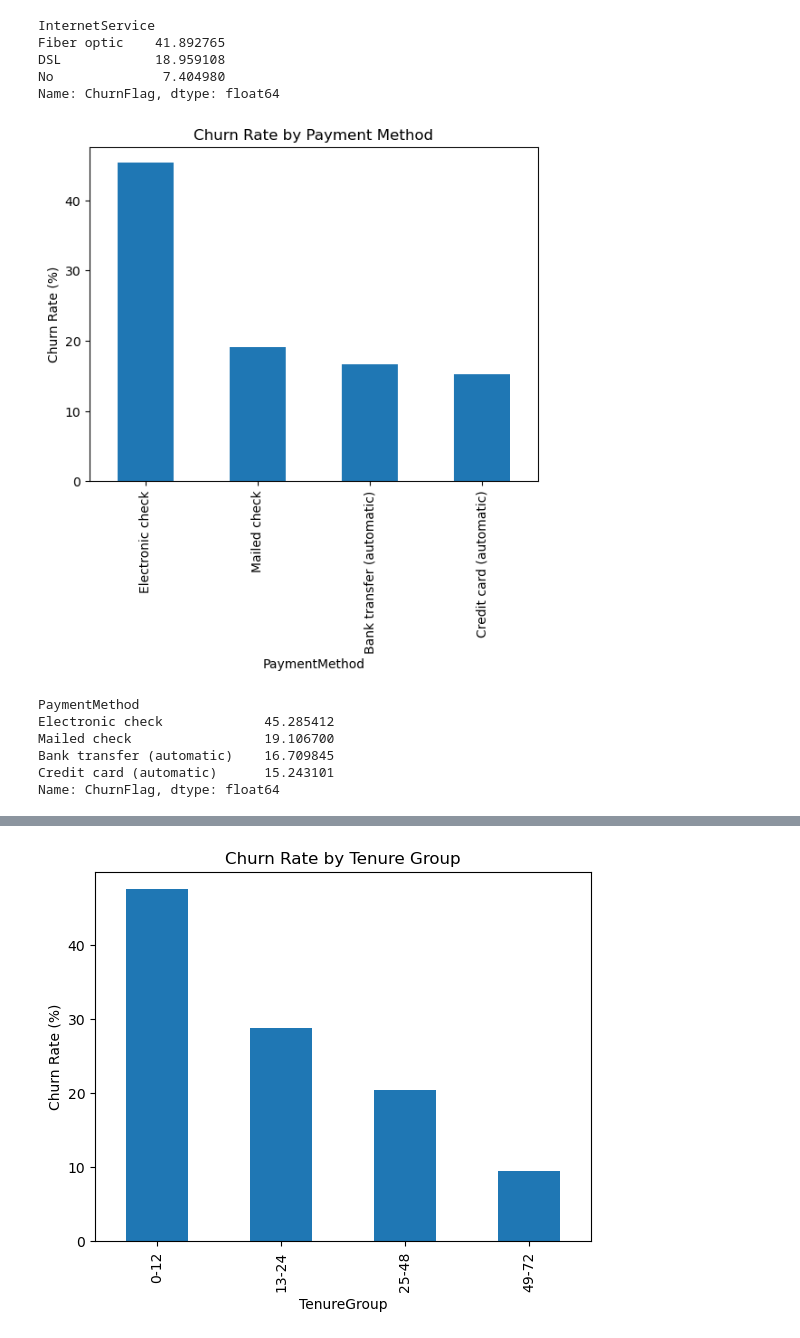
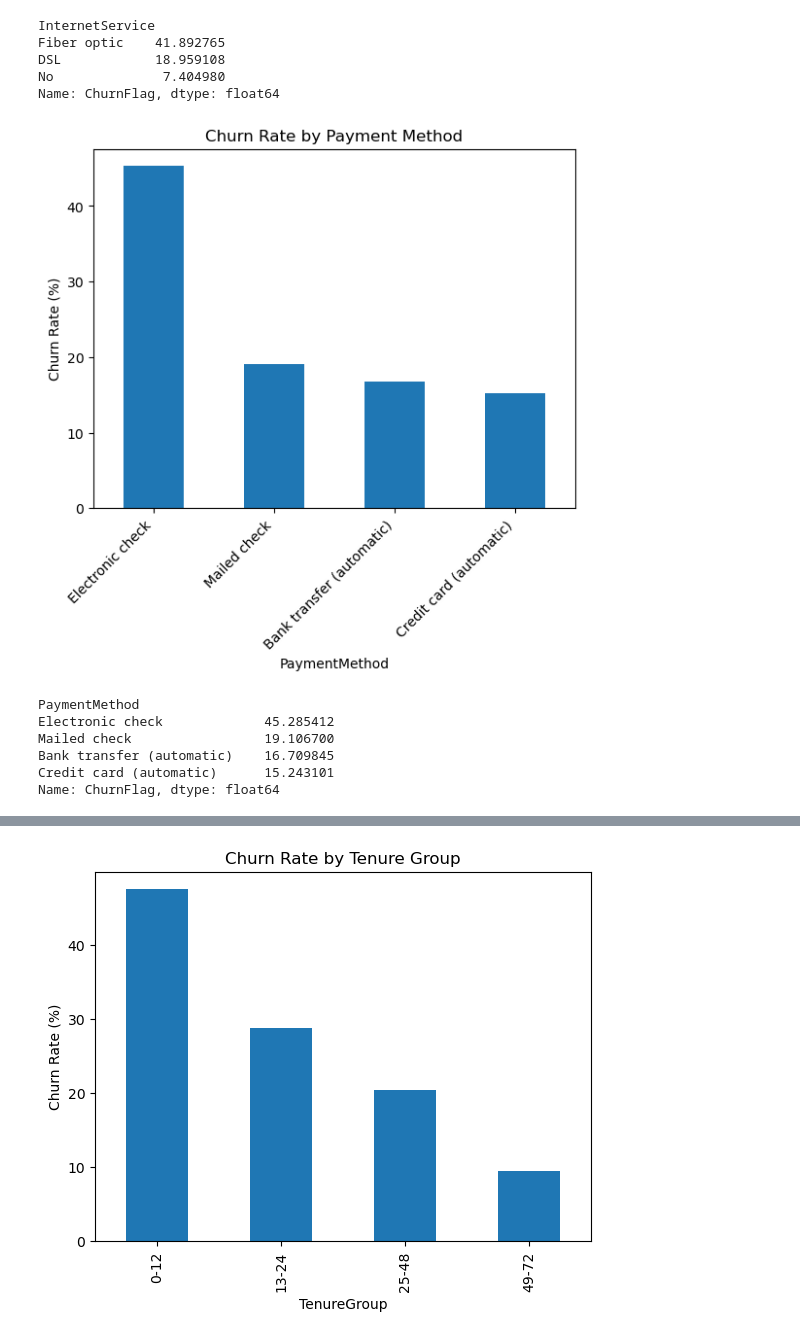
Before and after one commit to ossydimma/telco-customer-churn-prediction, a Jupyter notebook: notebooks/02_Eda.ipynb, the cells around one changed output, grey strips where cells are left out. Saved outputs shown, nothing was run; the diff lists cells and outputs as text; code cells hidden in the pictures.

```diff
--- a/notebooks/02_Eda.ipynb
+++ b/notebooks/02_Eda.ipynb
@@ -156,20 +138,22 @@ Name: ChurnFlag, dtype: float64
 # %%
 payment_churn = (
     telco.groupby('PaymentMethod')['ChurnFlag']
     .mean()
     .mul(100)
     .sort_values(ascending=False)
 )
 
 payment_churn.plot(kind='bar')
 
 plt.ylabel('Churn Rate (%)')
 plt.title('Churn Rate by Payment Method')
+plt.xticks(rotation=45, ha='right')
+plt.savefig('../images/06_churn_by_payment_method.png', dpi=150, bbox_inches='tight')
 plt.show()
 
 payment_churn
 # %% [output]
-[figure, old version]
+[figure, new version]
 PaymentMethod
 Electronic check             45.285412
 Mailed check                 19.106700
```
Also changed, not shown: parts of 11 cells of this notebook, 12 other files.
